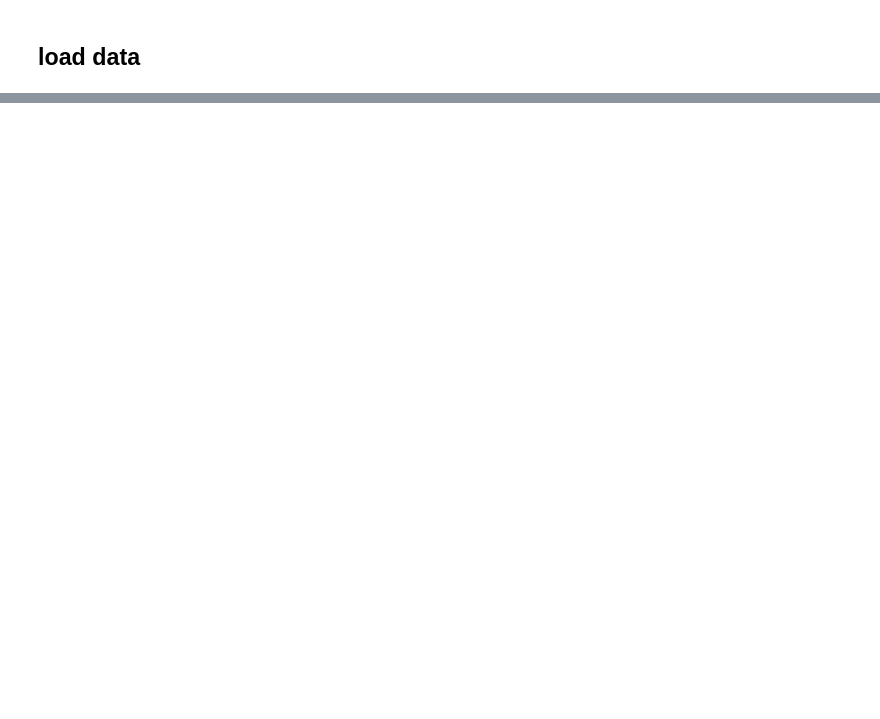
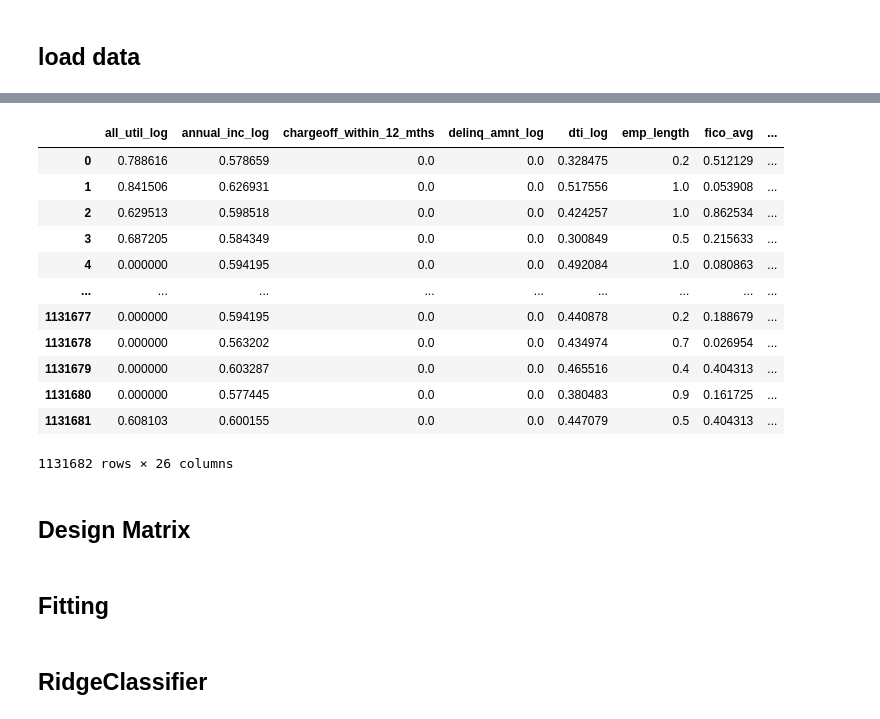
Before and after one commit to primula1323/Bigdata_Fintech, a Jupyter notebook: Lending_Club_Project/final_code/experiment3.ipynb, the cells around one changed output, grey strips where cells are left out. Drawn from its saved outputs; the diff is of its cells as text; code cells hidden in the pictures; blank space fills up the shorter version.

```diff
--- a/Lending_Club_Project/final_code/experiment3.ipynb
+++ b/Lending_Club_Project/final_code/experiment3.ipynb
@@ -47,0 +48,18 @@ scdf
+# %%
+scaled_df
+# %% [output]
+|  | all_util_log | annual_inc_log | chargeoff_within_12_mths | delinq_amnt_log | dti_log | emp_length | fico_avg | ... |
+| 0 | 0.788616 | 0.578659 | 0.0 | 0.0 | 0.328475 | 0.2 | 0.512129 | ... |
+| 1 | 0.841506 | 0.626931 | 0.0 | 0.0 | 0.517556 | 1.0 | 0.053908 | ... |
+| 2 | 0.629513 | 0.598518 | 0.0 | 0.0 | 0.424257 | 1.0 | 0.862534 | ... |
+| 3 | 0.687205 | 0.584349 | 0.0 | 0.0 | 0.300849 | 0.5 | 0.215633 | ... |
+| 4 | 0.000000 | 0.594195 | 0.0 | 0.0 | 0.492084 | 1.0 | 0.080863 | ... |
+| ... | ... | ... | ... | ... | ... | ... | ... | ... |
+| 1131677 | 0.000000 | 0.594195 | 0.0 | 0.0 | 0.440878 | 0.2 | 0.188679 | ... |
+| 1131678 | 0.000000 | 0.563202 | 0.0 | 0.0 | 0.434974 | 0.7 | 0.026954 | ... |
+| 1131679 | 0.000000 | 0.603287 | 0.0 | 0.0 | 0.465516 | 0.4 | 0.404313 | ... |
+| 1131680 | 0.000000 | 0.577445 | 0.0 | 0.0 | 0.380483 | 0.9 | 0.161725 | ... |
+| 1131681 | 0.608103 | 0.600155 | 0.0 | 0.0 | 0.447079 | 0.5 | 0.404313 | ... |
+1131682 rows × 26 columns
+# %% [markdown]
+## Design Matrix
@@ -47,0 +76,2 @@ scdf
+# %% [markdown]
+## Fitting
@@ -47,0 +84,2 @@ scdf
+# %% [markdown]
+## RidgeClassifier
```
Also changed, not shown: parts of 22 cells of this notebook.
